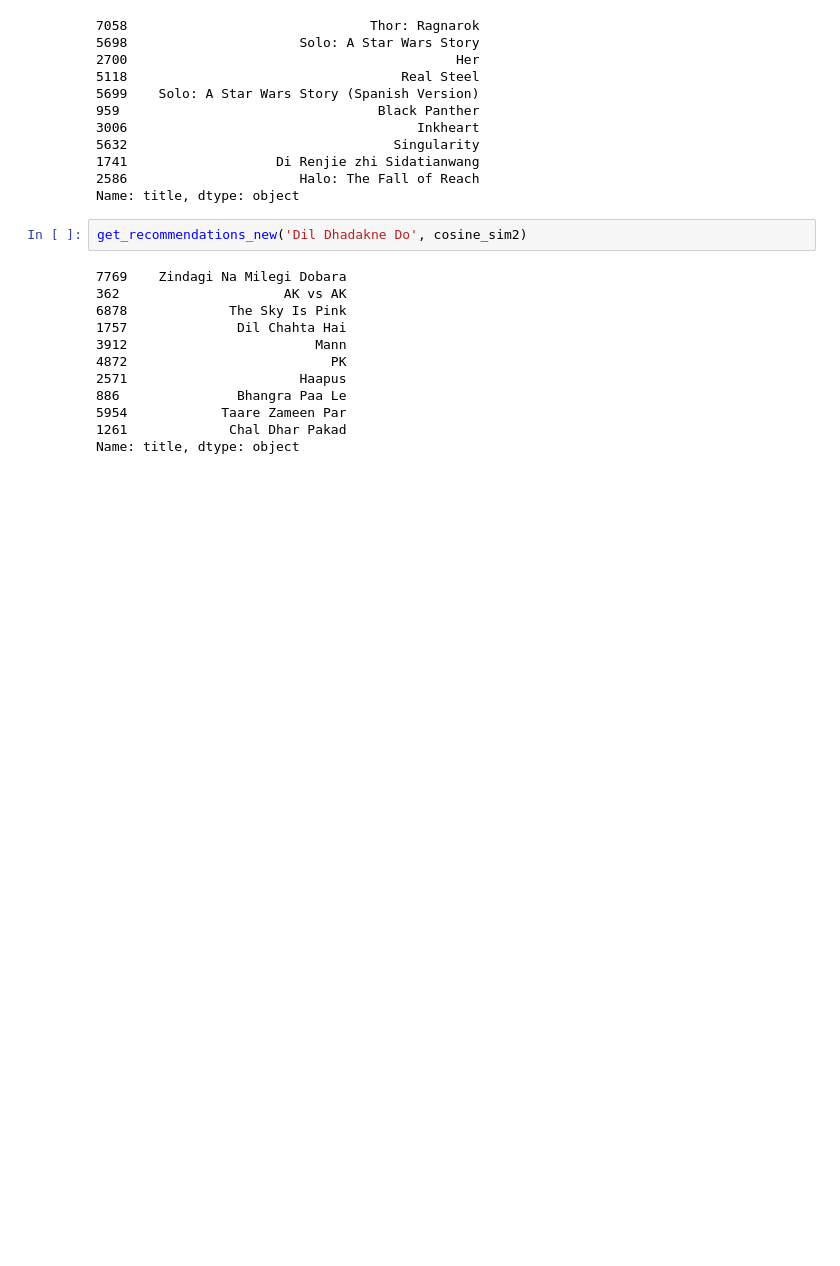
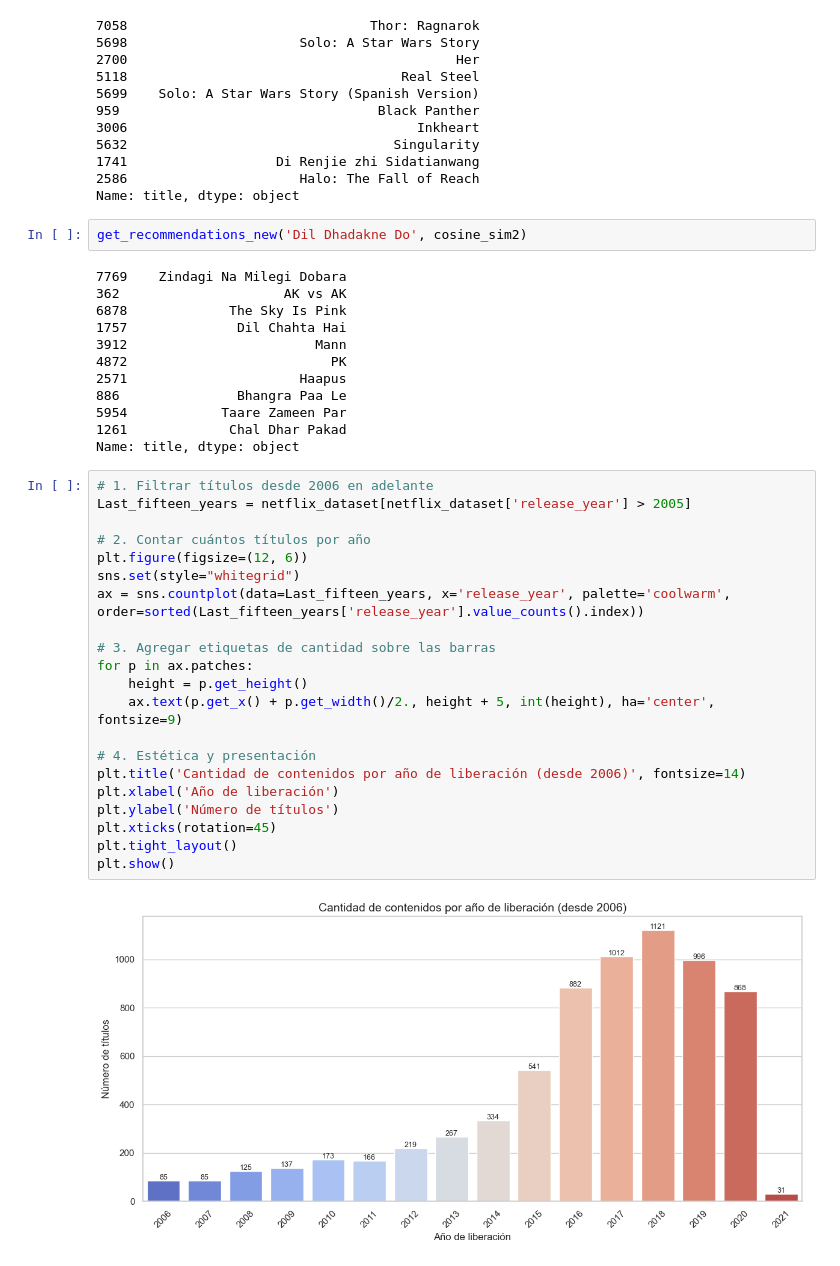
Before and after one commit to Dulce990/Practica09_ECBD_220262, a Jupyter notebook: Untitled.ipynb, the cells around one changed output. Saved outputs shown, nothing was run; the diff lists cells and outputs as text; blank space fills up the shorter version.

```diff
--- a/Untitled.ipynb
+++ b/Untitled.ipynb
@@ -557,3 +590,26 @@ get_recommendations_new('Dil Dhadakne Do', cosine_sim2)
 5954            Taare Zameen Par
 1261             Chal Dhar Pakad
 Name: title, dtype: object
+# %%
+# 1. Filtrar títulos desde 2006 en adelante
+Last_fifteen_years = netflix_dataset[netflix_dataset['release_year'] > 2005]
+
+# 2. Contar cuántos títulos por año
+plt.figure(figsize=(12, 6))
+sns.set(style="whitegrid")
+ax = sns.countplot(data=Last_fifteen_years, x='release_year', palette='coolwarm', order=sorted(Last_fifteen_years['release_year'].value_counts().index))
+
+# 3. Agregar etiquetas de cantidad sobre las barras
+for p in ax.patches:
+    height = p.get_height()
+    ax.text(p.get_x() + p.get_width()/2., height + 5, int(height), ha='center', fontsize=9)
+
+# 4. Estética y presentación
+plt.title('Cantidad de contenidos por año de liberación (desde 2006)', fontsize=14)
+plt.xlabel('Año de liberación')
+plt.ylabel('Número de títulos')
+plt.xticks(rotation=45)
+plt.tight_layout()
+plt.show()
+# %% [output]
+[figure, added]
```
Also changed, not shown: parts of 2 cells of this notebook.
